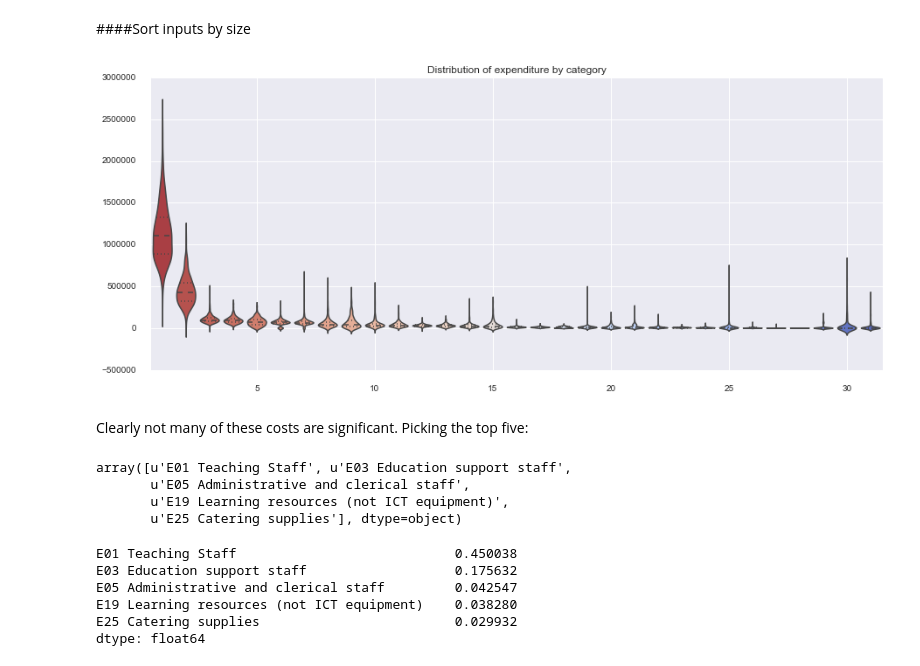
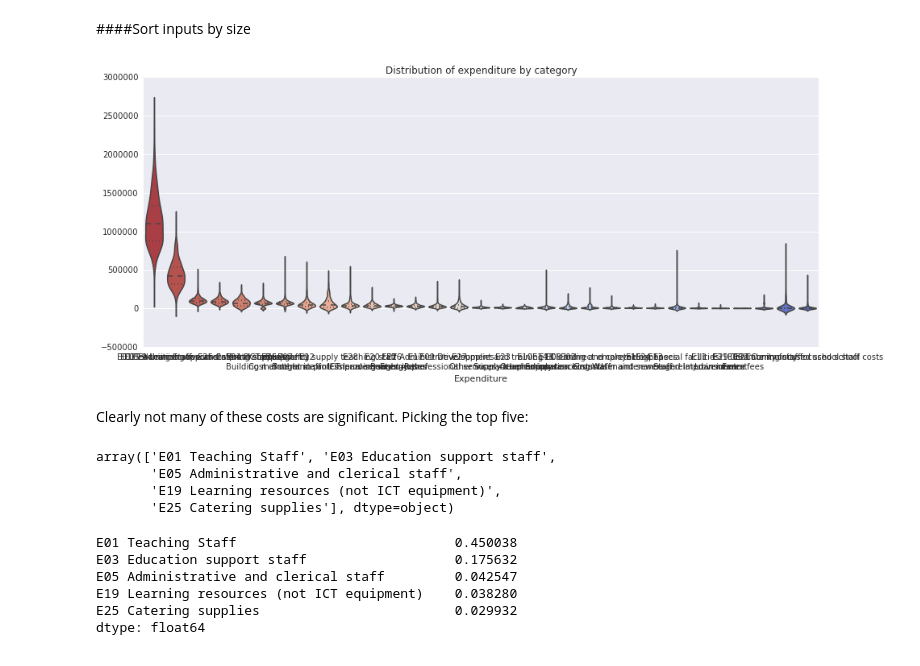
Before and after one commit to jzuccollo/pyDEA, a Jupyter notebook: pydea/examples/DEA of English schools.ipynb, the cells around one changed output. Drawn from its saved outputs; the diff is of its cells as text; code cells hidden in the pictures.

```diff
--- a/pydea/examples/DEA of English schools.ipynb
+++ b/pydea/examples/DEA of English schools.ipynb
@@ -21,10 +21,10 @@ Retrieve results and financial data from the DfE website and read in to a pandas
 ###Read data
 # %%
 import os
-import cPickle as pickle
+import pickle
 import requests
 from zipfile import ZipFile
-from StringIO import StringIO
+from io import BytesIO
 
 def cached_data(picklename, genfunc):
     cache_path = picklename + ".pickle"
@@ -67,7 +67,7 @@ def gen_findat():
     zipFileURL = "http://www.education.gov.uk/schools/performance/download/School_total_spend_2012-2013-Full_data_workbook.zip"
 
     DfEzip = requests.get(zipFileURL)
-    DfEfindat = ZipFile(StringIO(DfEzip.content), 'r')
+    DfEfindat = ZipFile(BytesIO(DfEzip.content), 'r')
     findat = pd.read_excel(DfEfindat.open(DfEfindat.namelist()[0]), 2,
                           skiprows=3,
                           index_col=6,
@@ -196,23 +203,22 @@ Correlations don't appear to be strong so this isn't going to be a productive st
 # %%
 med = inoutdat[input_cols].median()
 med.sort(ascending=False)
 with sns.plotting_context(rc={"figure.figsize": (15, 6)}):
     sns.violinplot(inoutdat[med.index], color="coolwarm_r")
 plt.xlabel("Expenditure")
 plt.title("Distribution of expenditure by category")
 sns.despine()
-sns.offset_spines()
 # %% [output]
-[figure, old version]
+[figure, new version]
 # %% [markdown]
 Clearly not many of these costs are significant. Picking the top five:
 # %%
 med.index[:5].values
 # %% [output]
-array([u'E01 Teaching Staff', u'E03 Education support staff',
-       u'E05 Administrative and clerical staff',
-       u'E19 Learning resources (not ICT equipment)',
-       u'E25 Catering supplies'], dtype=object)
+array(['E01 Teaching Staff', 'E03 Education support staff',
+       'E05 Administrative and clerical staff',
+       'E19 Learning resources (not ICT equipment)',
+       'E25 Catering supplies'], dtype=object)
 # %%
 totin = inoutdat[input_cols].sum().sum()
 inoutdat[med.index[:5].values].sum().div(totin)
```
Also changed, not shown: parts of 14 cells of this notebook, 8 other files.
